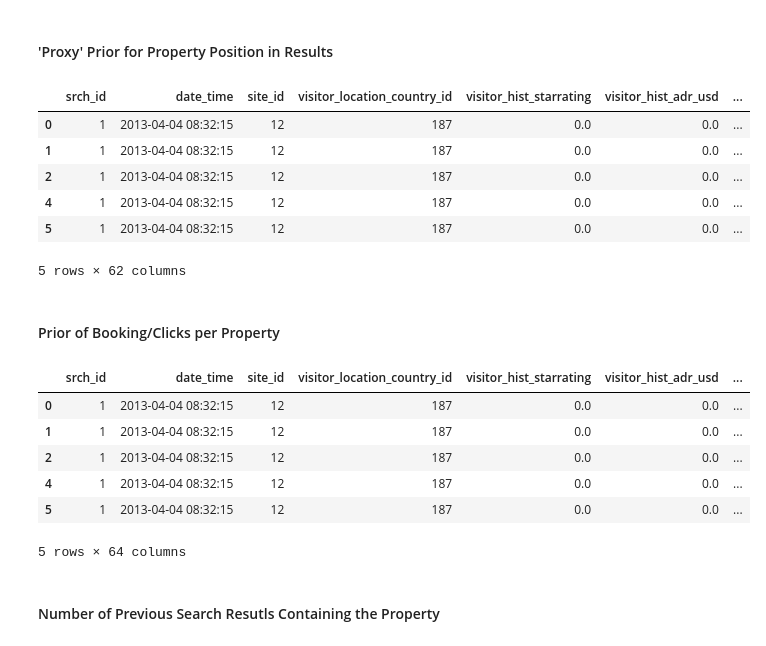
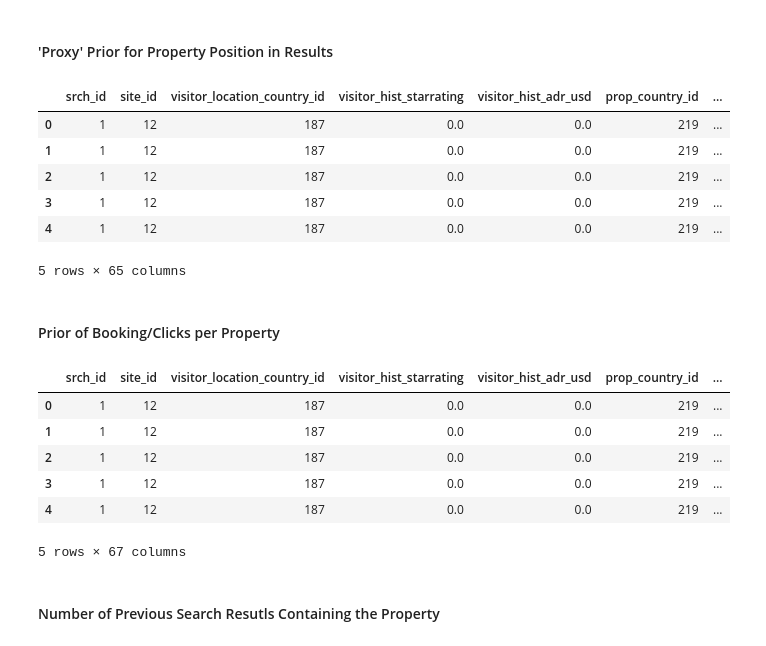
Before and after one commit to ryan-ott/DMT-Group17, a Jupyter notebook: Assignment2/expedia.ipynb, the cells around one changed output. Saved outputs shown, nothing was run; the diff lists cells and outputs as text; code cells hidden in the pictures.

Commit message:
We got results!!!

```diff
--- a/Assignment2/expedia.ipynb
+++ b/Assignment2/expedia.ipynb
@@ -336,8 +414,8 @@ Zero was chosen as the imputation value for the numerical features because it in
 print('Missing values replaced with 0:')
 print('------------------------------')
 for feature in numerical_features:
-    print(f'{feature} - {df[feature].isna().sum()}')
-    df.fillna({feature: 0}, inplace=True)
+    print(f'{feature} - {train_df[feature].isna().sum()}')
+    train_df.fillna({feature: 0}, inplace=True)
 # %% [output]
 Missing values replaced with 0:
 ------------------------------
@@ -367,0 +447,7 @@ combined_comp_rate - 1602002
+# %%
+print('Missing values replaced with 0:')
+print('------------------------------')
+for feature in numerical_features:
+    if feature in test_df.columns:
+        print(f'{feature} - {test_df[feature].isna().sum()}')
+        test_df.fillna({feature: 0}, inplace=True)
@@ -372,28 +476,28 @@ EXP features involve calculating the probability of a target variable (booking &
 # %%
 for feature in categorical_features:
     # Initialize new columns for EXP features
-    df[f'{feature}_exp_click'] = np.nan
-    df[f'{feature}_exp_booking'] = np.nan
+    train_df[f'{feature}_exp_click'] = np.nan
+    train_df[f'{feature}_exp_booking'] = np.nan
 
     # Iterate over each category in the feature
-    for category in df[feature].unique():
+    for category in train_df[feature].unique():
         # Create mask for the current category
-        category_mask = df[feature] == category
+        category_mask = train_df[feature] == category
 
         # Calculate sums and counts excluding the current row
         # We use sum and count to calculate the mean without the current row
-        sum_click = df.loc[category_mask, 'click_bool'].sum()
+        sum_click = train_df.loc[category_mask, 'click_bool'].sum()
         count_click = category_mask.sum()
-        sum_booking = df.loc[category_mask, 'booking_bool'].sum()
+        sum_booking = train_df.loc[category_mask, 'booking_bool'].sum()
         count_booking = category_mask.sum()
 
         # Assign the leave-one-out mean to the rows of the current category
         # For each row, we use (sum - current value) / (count - 1) to get the leave-one-out mean
         # Important to leave out the current row when calculating the mean to prevent data leakage
-        df.loc[category_mask, f'{feature}_exp_click'] = (sum_click - df['click_bool']) / (count_click - 1)
-        df.loc[category_mask, f'{feature}_exp_booking'] = (sum_booking - df['booking_bool']) / (count_booking - 1)
+        train_df.loc[category_mask, f'{feature}_exp_click'] = (sum_click - train_df['click_bool']) / (count_click - 1)
+        train_df.loc[category_mask, f'{feature}_exp_booking'] = (sum_booking - train_df['booking_bool']) / (count_booking - 1)
 
 # Handle cases where the category only has one row and thus (count - 1) would be zero
 for feature in categorical_features:
-    df.fillna({f'{feature}_exp_click': df['click_bool'].mean()}, inplace=True)
-    df.fillna({f'{feature}_exp_booking': df['booking_bool'].mean()}, inplace=True)
+    train_df.fillna({f'{feature}_exp_click': train_df['click_bool'].mean()}, inplace=True)
+    train_df.fillna({f'{feature}_exp_booking': train_df['booking_bool'].mean()}, inplace=True)
@@ -430,16 +524,16 @@ df.head()
 # %% [markdown]
 #### 'Proxy' Prior for Property Position in Results
 # %%
-filtered_df = df[df['random_bool'] == False]  #? Exclude records where the results order is random
+filtered_df = train_df[train_df['random_bool'] == False]  #? Exclude records where the results order is random
 mean_positions = filtered_df.groupby('prop_id')['position'].mean().rename('mean_position')
-df = df.join(mean_positions, on='prop_id')
+train_df = train_df.join(mean_positions, on='prop_id')
 # %%
-df.head()
+train_df.head()
 # %% [output]
-|  | srch_id | date_time | site_id | visitor_location_country_id | visitor_hist_starrating | visitor_hist_adr_usd | ... |
-| 0 | 1 | 2013-04-04 08:32:15 | 12 | 187 | 0.0 | 0.0 | ... |
-| 1 | 1 | 2013-04-04 08:32:15 | 12 | 187 | 0.0 | 0.0 | ... |
-| 2 | 1 | 2013-04-04 08:32:15 | 12 | 187 | 0.0 | 0.0 | ... |
-| 4 | 1 | 2013-04-04 08:32:15 | 12 | 187 | 0.0 | 0.0 | ... |
-| 5 | 1 | 2013-04-04 08:32:15 | 12 | 187 | 0.0 | 0.0 | ... |
+|  | srch_id | site_id | visitor_location_country_id | visitor_hist_starrating | visitor_hist_adr_usd | prop_country_id | ... |
+| 0 | 1 | 12 | 187 | 0.0 | 0.0 | 219 | ... |
+| 1 | 1 | 12 | 187 | 0.0 | 0.0 | 219 | ... |
+| 2 | 1 | 12 | 187 | 0.0 | 0.0 | 219 | ... |
+| 3 | 1 | 12 | 187 | 0.0 | 0.0 | 219 | ... |
+| 4 | 1 | 12 | 187 | 0.0 | 0.0 | 219 | ... |
-5 rows × 62 columns
+5 rows × 65 columns
@@ -465,10 +562,10 @@ df.fillna({'booking_prior': df['booking_bool'].mean()}, inplace=True)
 # %%
-df.head()
+train_df.head()
 # %% [output]
-|  | srch_id | date_time | site_id | visitor_location_country_id | visitor_hist_starrating | visitor_hist_adr_usd | ... |
-| 0 | 1 | 2013-04-04 08:32:15 | 12 | 187 | 0.0 | 0.0 | ... |
-| 1 | 1 | 2013-04-04 08:32:15 | 12 | 187 | 0.0 | 0.0 | ... |
-| 2 | 1 | 2013-04-04 08:32:15 | 12 | 187 | 0.0 | 0.0 | ... |
-| 4 | 1 | 2013-04-04 08:32:15 | 12 | 187 | 0.0 | 0.0 | ... |
-| 5 | 1 | 2013-04-04 08:32:15 | 12 | 187 | 0.0 | 0.0 | ... |
+|  | srch_id | site_id | visitor_location_country_id | visitor_hist_starrating | visitor_hist_adr_usd | prop_country_id | ... |
+| 0 | 1 | 12 | 187 | 0.0 | 0.0 | 219 | ... |
+| 1 | 1 | 12 | 187 | 0.0 | 0.0 | 219 | ... |
+| 2 | 1 | 12 | 187 | 0.0 | 0.0 | 219 | ... |
+| 3 | 1 | 12 | 187 | 0.0 | 0.0 | 219 | ... |
+| 4 | 1 | 12 | 187 | 0.0 | 0.0 | 219 | ... |
-5 rows × 64 columns
+5 rows × 67 columns
```
Also changed, not shown: parts of 75 cells of this notebook, 6 other files.
